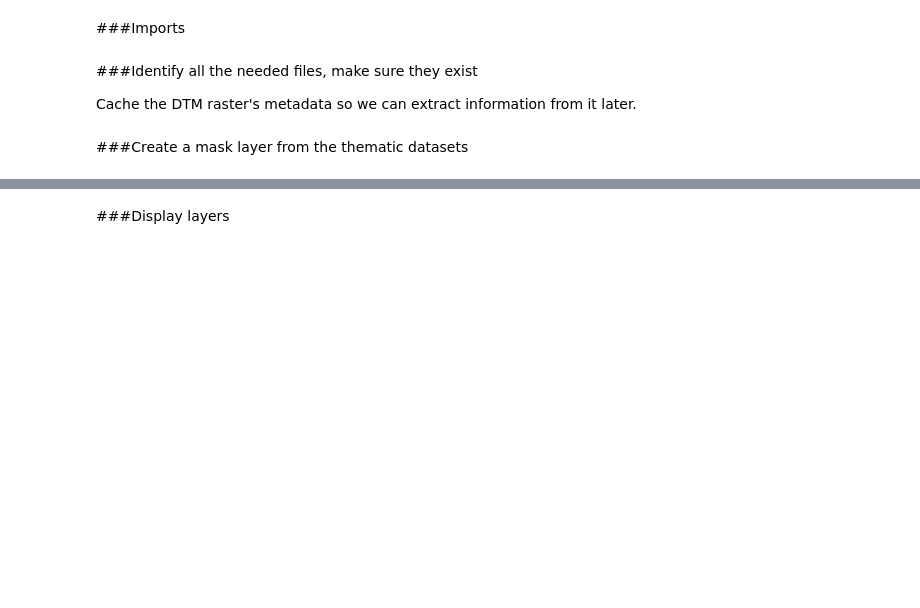
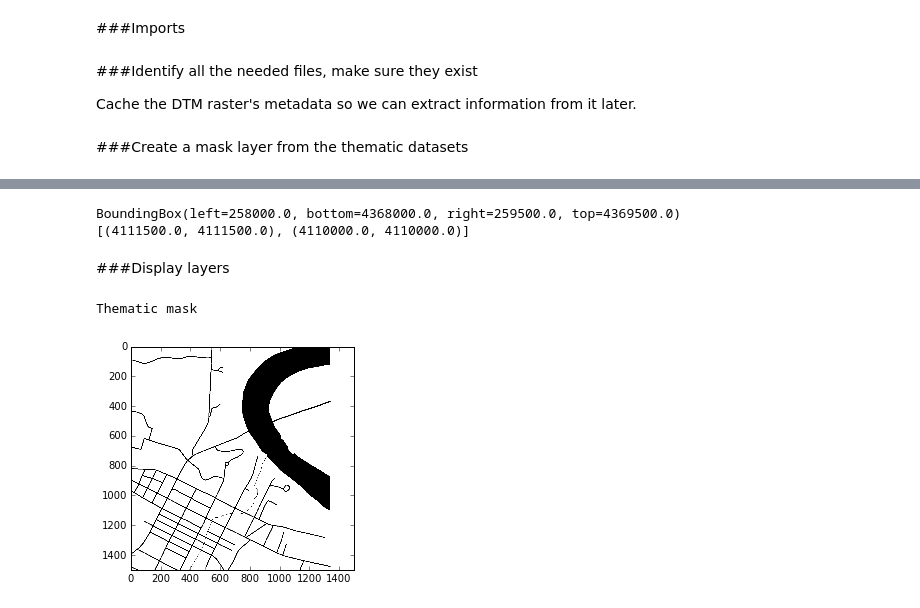
Before and after one commit to HKCaesar/Geoprocessing-Examples, a Jupyter notebook: BuildingExtraction.ipynb, the cells around one changed output, grey strips where cells are left out. Drawn from its saved outputs; the diff is of its cells as text; code cells hidden in the pictures; blank space fills up the shorter version.

```diff
--- a/BuildingExtraction.ipynb
+++ b/BuildingExtraction.ipynb
@@ -94,26 +97,2 @@ with rasterio.drivers(), fiona.drivers():
 # %% [markdown]
 ###Create a mask layer from the thematic datasets
-# %%
-mask_layer = np.full(dtm_shape, 0, dtm_dtype)
-for mask_path, buff_dist in thematic_mask_paths.items():
-    with fiona.open(mask_path) as src:
-        mask_layer = rasterize(
-            shapes=[asShape(f['geometry']).buffer(buff_dist) for f in src],
-            out_shape=mask_layer,
-            fill=1,
-            out=mask_layer,
-            transform=dtm_affine,
-            all_touched=True,
-            default_value=0,
-            dtype='uint8'
-        )
-
-
-# Burn all geometries into a single numpy array
-# mask_layer = rasterize(
-#     mask_geometries,
-#     out_shape=(dtm_meta['height'], dtm_meta['width']),
-#     transform=dtm_meta['affine'],
-#     all_touched=True,
-#     dtype='uint8'
-# ).astype(np.bool)
@@ -123,5 +156,15 @@ FionaValueError: No dataset found at path 'sample-data/tl_2014_54037_roads.geojs
 # Generate a Normalized DTM by subtracting the DEM from the DTM
 with rasterio.open(dtm_path) as dtm, rasterio.open(dem_path) as dem:
     ndtm = dtm.read_band(1) - dem.read_band(1)
+# %%
+# Load the intersecting NAIP area
+with rasterio.open(naip_path) as src:
+    print(dtm_bounds)
+    window = [~dtm_affine * pair for pair in ((dtm_y_max, dtm_x_min), (dtm_y_min, dtm_x_max))]
+    print(window)
+#     naip = src.read(window=window)
+# %% [output]
+BoundingBox(left=258000.0, bottom=4368000.0, right=259500.0, top=4369500.0)
+[(4111500.0, 4111500.0), (4110000.0, 4110000.0)]
 # %% [markdown]
 ###Display layers
@@ -132,3 +171,14 @@ plt.show()
+# %%
+with rasterio.open(mask_path) as src:
+    thematic_mask = src.read_band(1)
+
+print("Thematic mask")
+plt.imshow(thematic_mask)
+plt.set_cmap('binary')
+plt.show()
+# %% [output]
+Thematic mask
+[figure, added]
 # %%
 print("nDTM:")
 plt.imshow(ndtm)
```
Also changed, not shown: parts of 10 cells of this notebook, 4 other files.
